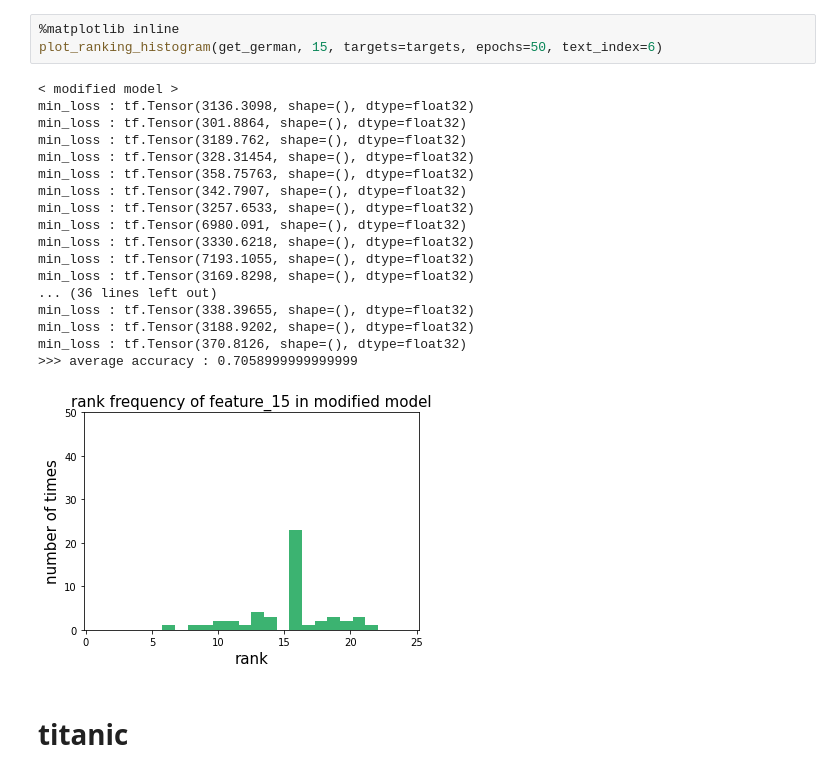
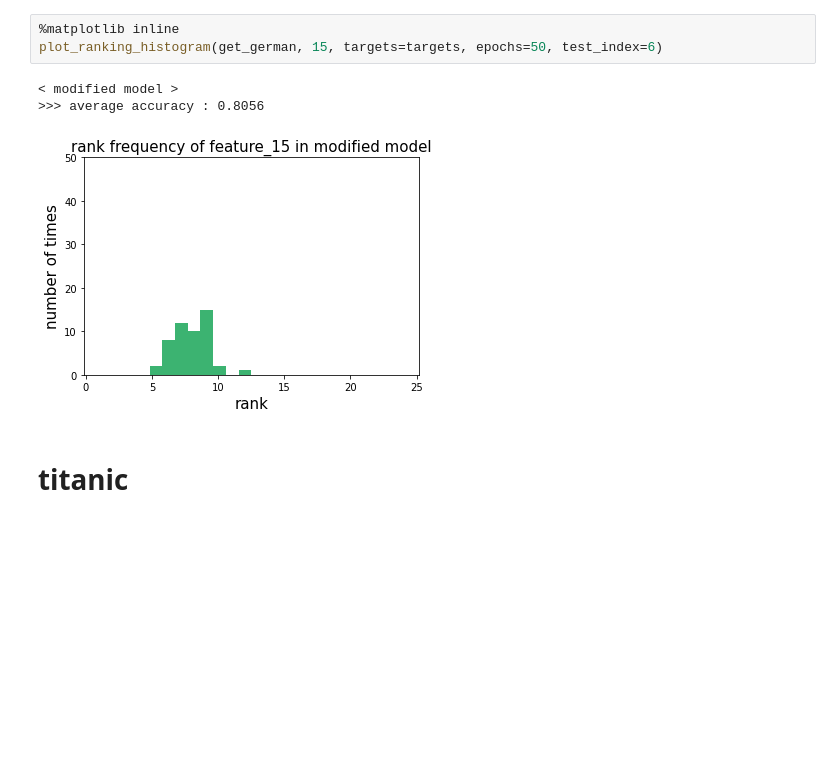
Before and after one commit to takehigu26/adv_exp, a Jupyter notebook: my_adv_exp/experiment_notebook.ipynb, the cells around one changed output. Drawn from its saved outputs; the diff is of its cells as text; blank space fills up the shorter version.

```diff
--- a/my_adv_exp/experiment_notebook.ipynb
+++ b/my_adv_exp/experiment_notebook.ipynb
@@ -45,25 +35,10 @@ min_loss : tf.Tensor(7068.584, shape=(), dtype=float32)
 # %%
 %matplotlib inline
-plot_ranking_histogram(get_german, 15, targets=targets, epochs=50, text_index=6)
+plot_ranking_histogram(get_german, 15, targets=targets, epochs=50, test_index=6)
 # %% [output]
 < modified model >
-min_loss : tf.Tensor(3136.3098, shape=(), dtype=float32)
-min_loss : tf.Tensor(301.8864, shape=(), dtype=float32)
-min_loss : tf.Tensor(3189.762, shape=(), dtype=float32)
-min_loss : tf.Tensor(328.31454, shape=(), dtype=float32)
-min_loss : tf.Tensor(358.75763, shape=(), dtype=float32)
-min_loss : tf.Tensor(342.7907, shape=(), dtype=float32)
-min_loss : tf.Tensor(3257.6533, shape=(), dtype=float32)
-min_loss : tf.Tensor(6980.091, shape=(), dtype=float32)
-min_loss : tf.Tensor(3330.6218, shape=(), dtype=float32)
-min_loss : tf.Tensor(7193.1055, shape=(), dtype=float32)
-min_loss : tf.Tensor(3169.8298, shape=(), dtype=float32)
-... (36 lines left out)
-min_loss : tf.Tensor(338.39655, shape=(), dtype=float32)
-min_loss : tf.Tensor(3188.9202, shape=(), dtype=float32)
-min_loss : tf.Tensor(370.8126, shape=(), dtype=float32)
->>> average accuracy : 0.7058999999999999
+>>> average accuracy : 0.8056
-[figure, old version]
+[figure, new version]
 # %% [markdown]
 # titanic
 # %%
```
Also changed, not shown: parts of 10 cells of this notebook, 6 other files.
